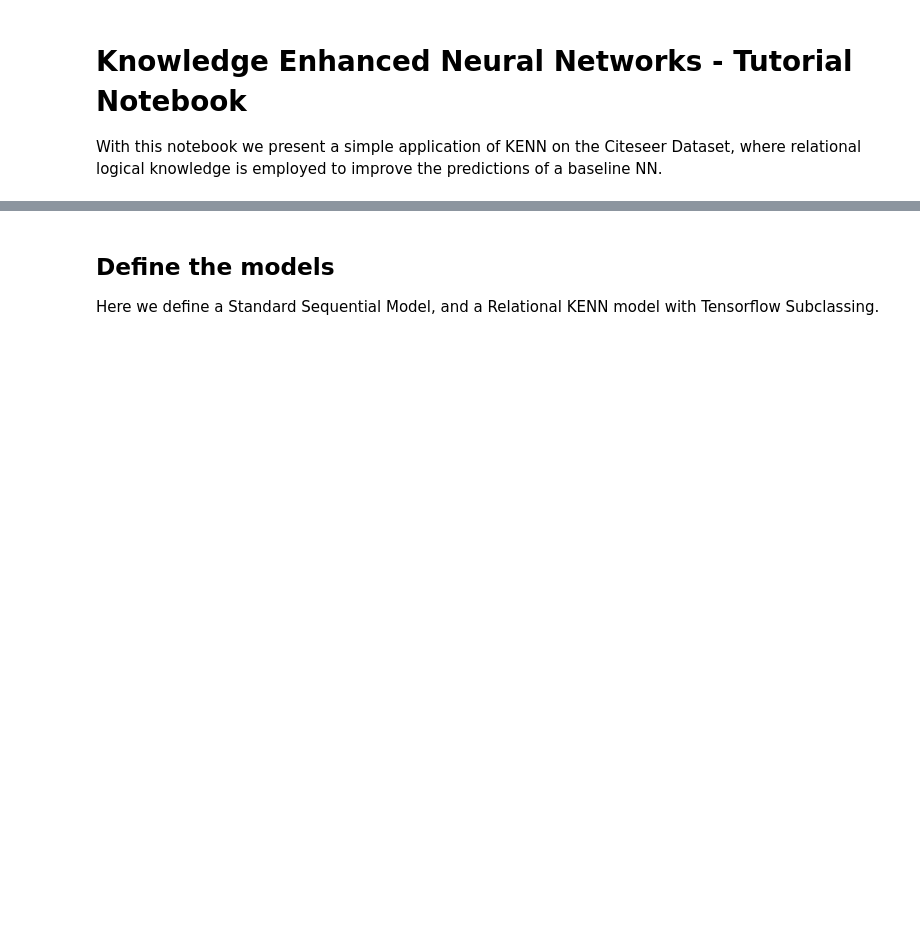
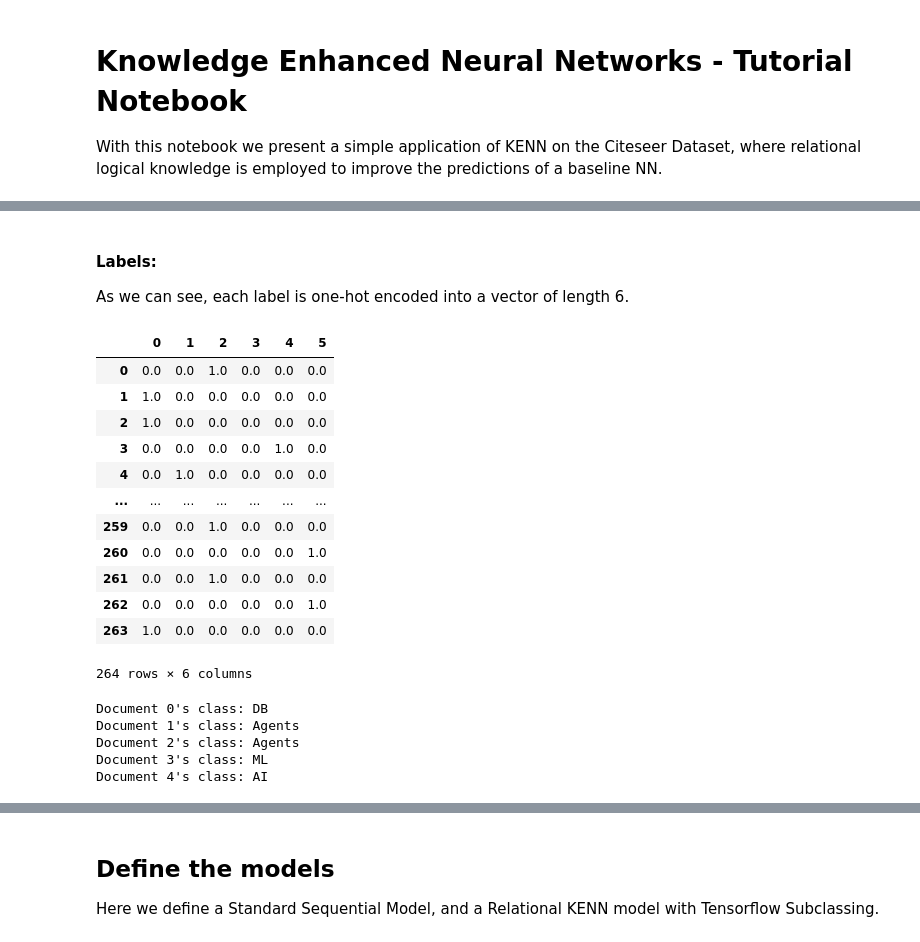
Before and after one commit to rmazzier/KENN-Relational-Tutorial, a Jupyter notebook: KENN Tutorial.ipynb, the cells around one changed output, grey strips where cells are left out. Drawn from its saved outputs; the diff is of its cells as text; code cells hidden in the pictures; blank space fills up the shorter version.

```diff
--- a/KENN Tutorial.ipynb
+++ b/KENN Tutorial.ipynb
@@ -62,0 +100,30 @@ n_features = training_features.shape[1]
+# %% [markdown]
+#### Labels:
+As we can see, each label is one-hot encoded into a vector of length 6.
+# %%
+pd.DataFrame(training_labels)
+# %% [output]
+|  | 0 | 1 | 2 | 3 | 4 | 5 |
+| 0 | 0.0 | 0.0 | 1.0 | 0.0 | 0.0 | 0.0 |
+| 1 | 1.0 | 0.0 | 0.0 | 0.0 | 0.0 | 0.0 |
+| 2 | 1.0 | 0.0 | 0.0 | 0.0 | 0.0 | 0.0 |
+| 3 | 0.0 | 0.0 | 0.0 | 0.0 | 1.0 | 0.0 |
+| 4 | 0.0 | 1.0 | 0.0 | 0.0 | 0.0 | 0.0 |
+| ... | ... | ... | ... | ... | ... | ... |
+| 259 | 0.0 | 0.0 | 1.0 | 0.0 | 0.0 | 0.0 |
+| 260 | 0.0 | 0.0 | 0.0 | 0.0 | 0.0 | 1.0 |
+| 261 | 0.0 | 0.0 | 1.0 | 0.0 | 0.0 | 0.0 |
+| 262 | 0.0 | 0.0 | 0.0 | 0.0 | 0.0 | 1.0 |
+| 263 | 1.0 | 0.0 | 0.0 | 0.0 | 0.0 | 0.0 |
+264 rows × 6 columns
+# %%
+# Example: this is the class to which the first 5 samples belong to:
+topics = ["Agents", "AI", "DB", "IR", "ML", "HCI"]
+for i in range(5):
+    print("Document {}'s class: ".format(i) + topics[np.where(training_labels[i]==1)[0][0]])
+# %% [output]
+Document 0's class: DB
+Document 1's class: Agents
+Document 2's class: Agents
+Document 3's class: ML
+Document 4's class: AI
```
Also changed, not shown: parts of 34 cells of this notebook, 1 other file.
